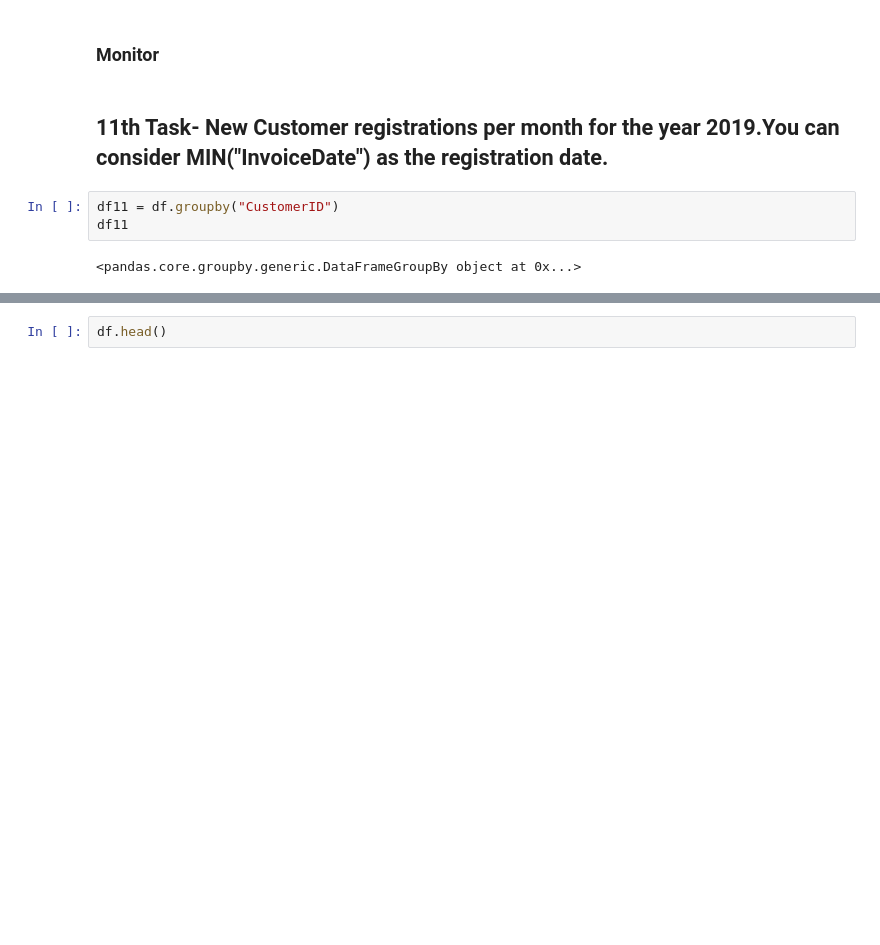
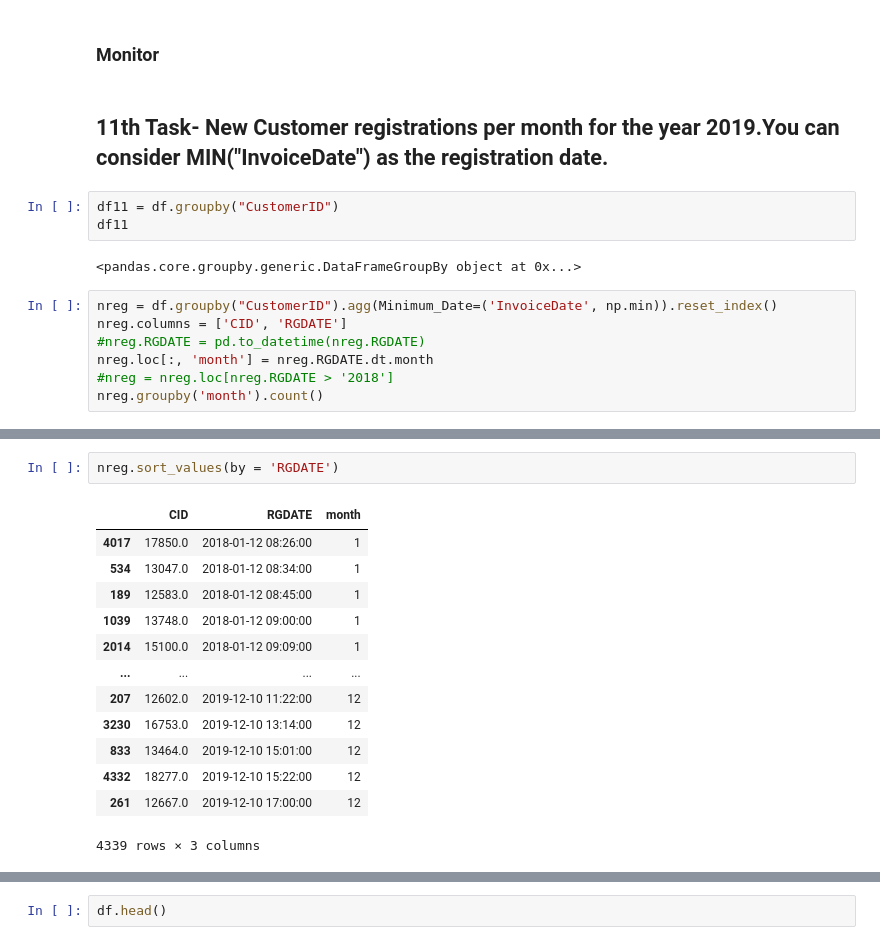
Before and after one commit to selinbulbul/ecommerce-scrape, a Jupyter notebook: Sales Data/tasks.ipynb, the cells around one changed output, grey strips where cells are left out. Saved outputs shown, nothing was run; the diff lists cells and outputs as text; blank space fills up the shorter version.

```diff
--- a/Sales Data/tasks.ipynb
+++ b/Sales Data/tasks.ipynb
@@ -1154,3 +1181,10 @@ df11 = df.groupby("CustomerID")
 df11
 # %% [output]
 <pandas.core.groupby.generic.DataFrameGroupBy object at 0x...>
+# %%
+nreg = df.groupby("CustomerID").agg(Minimum_Date=('InvoiceDate', np.min)).reset_index()
+nreg.columns = ['CID', 'RGDATE']
+#nreg.RGDATE = pd.to_datetime(nreg.RGDATE)
+nreg.loc[:, 'month'] = nreg.RGDATE.dt.month
+#nreg = nreg.loc[nreg.RGDATE > '2018']
+nreg.groupby('month').count()
@@ -1156,0 +1206,16 @@ df11
+# %%
+nreg.sort_values(by = 'RGDATE')
+# %% [output]
+|  | CID | RGDATE | month |
+| 4017 | 17850.0 | 2018-01-12 08:26:00 | 1 |
+| 534 | 13047.0 | 2018-01-12 08:34:00 | 1 |
+| 189 | 12583.0 | 2018-01-12 08:45:00 | 1 |
+| 1039 | 13748.0 | 2018-01-12 09:00:00 | 1 |
+| 2014 | 15100.0 | 2018-01-12 09:09:00 | 1 |
+| ... | ... | ... | ... |
+| 207 | 12602.0 | 2019-12-10 11:22:00 | 12 |
+| 3230 | 16753.0 | 2019-12-10 13:14:00 | 12 |
+| 833 | 13464.0 | 2019-12-10 15:01:00 | 12 |
+| 4332 | 18277.0 | 2019-12-10 15:22:00 | 12 |
+| 261 | 12667.0 | 2019-12-10 17:00:00 | 12 |
+4339 rows × 3 columns
```
Also changed, not shown: parts of 10 cells of this notebook.
